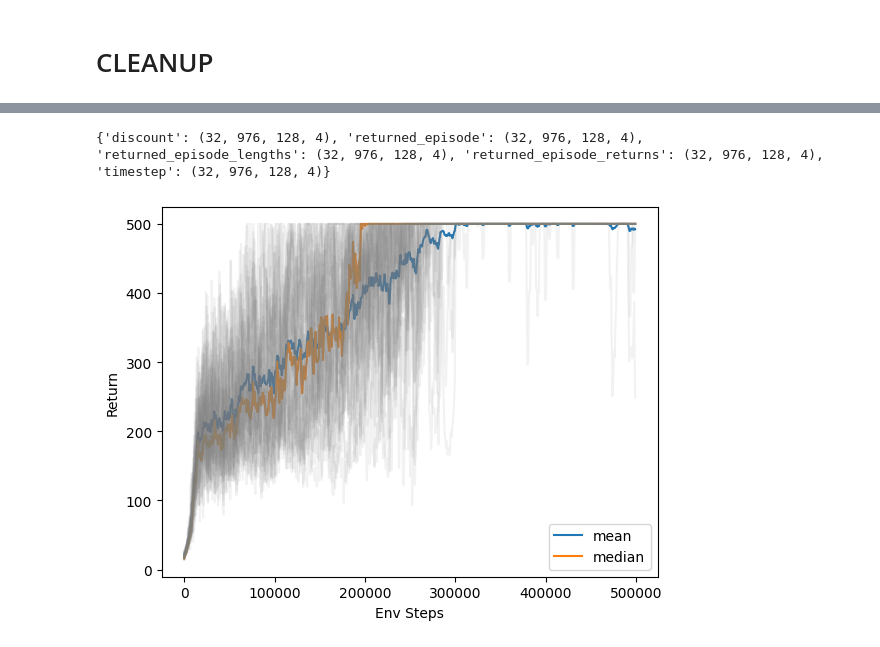
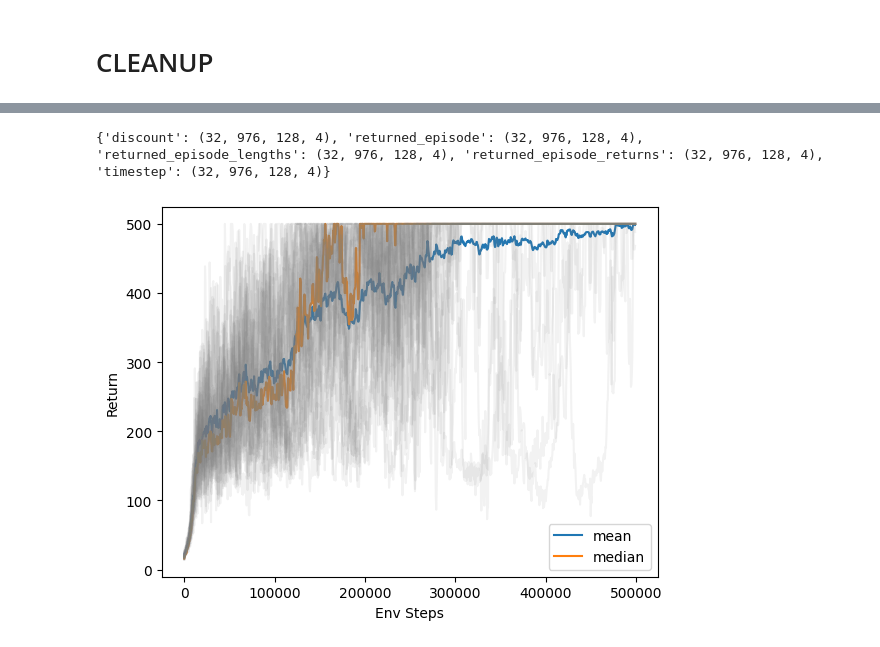
Before and after one commit to akarshkumar0101/synthetic-mdps, a Jupyter notebook: jax/temp.ipynb, the cells around one changed output, grey strips where cells are left out. Cells and saved outputs as stored; diff of their text form; code cells hidden in the pictures.

Commit message:
flax is stupid: setup and compact don't produce same results

```diff
--- a/jax/temp.ipynb
+++ b/jax/temp.ipynb
@@ -924,38 +1256,38 @@ class ActorCritic(nn.Module):
     action_dim: Sequence[int]
     activation: str = "tanh"
 
-    @nn.compact
-    def __call__(self, x):
-        if self.activation == "relu":
-            activation = nn.relu
-        else:
-            activation = nn.tanh
-        actor_mean = nn.Dense(
-            64, kernel_init=orthogonal(np.sqrt(2)), bias_init=constant(0.0)
-        )(x)
-        actor_mean = activation(actor_mean)
-        actor_mean = nn.Dense(
-            64, kernel_init=orthogonal(np.sqrt(2)), bias_init=constant(0.0)
-        )(actor_mean)
-        actor_mean = activation(actor_mean)
-        actor_mean = nn.Dense(
-            self.action_dim, kernel_init=orthogonal(0.01), bias_init=constant(0.0)
-        )(actor_mean)
-        pi = distrax.Categorical(logits=actor_mean)
+    def setup(self):
+        activation = nn.tanh if self.activation == "tanh" else nn.relu
+        self.seq_pi = nn.Sequential([
+            nn.Dense( 64, kernel_init=orthogonal(np.sqrt(2)), bias_init=constant(0.0) ),
+            activation,
+            nn.Dense( 64, kernel_init=orthogonal(np.sqrt(2)), bias_init=constant(0.0) ),
+            activation,
+            nn.Dense( self.action_dim, kernel_init=orthogonal(0.01), bias_init=constant(0.0) )
+        ])
+        self.seq_critic = nn.Sequential([
+            nn.Dense( 64, kernel_init=orthogonal(np.sqrt(2)), bias_init=constant(0.0) ),
+            activation,
+            nn.Dense( 64, kernel_init=orthogonal(np.sqrt(2)), bias_init=constant(0.0) ),
+            activation,
+            nn.Dense(1, kernel_init=orthogonal(1.0), bias_init=constant(0.0)),
+        ])
 
-        critic = nn.Dense(
-            64, kernel_init=orthogonal(np.sqrt(2)), bias_init=constant(0.0)
-        )(x)
-        critic = activation(critic)
-        critic = nn.Dense(
-            64, kernel_init=orthogonal(np.sqrt(2)), bias_init=constant(0.0)
-        )(critic)
-        critic = activation(critic)
-        critic = nn.Dense(1, kernel_init=orthogonal(1.0), bias_init=constant(0.0))(
-            critic
-        )
+    def init_state(self, rng):
+        return None
 
-        return pi, jnp.squeeze(critic, axis=-1)
+    def forward_recurrent(self, state, obs, act_p, rew_p, time): # shape: (...)
+        logits = self.seq_pi(obs)
+        val = self.seq_critic(obs)
+        pi = distrax.Categorical(logits=logits)
+        return state, pi, val[..., 0]
+
+    def forward_parallel(self, obs, act_p, rew_p, time): # shape: (n_steps, ...)
+        logits = self.seq_pi(obs)
+        val = self.seq_critic(obs)
+        pi = distrax.Categorical(logits=logits)
+        return pi, val[..., 0]
+
 
 
 def make_train(config):
@@ -974,7 +1306,7 @@ def make_train(config):
         network = ActorCritic( env.action_space(env_params).n, activation=config["ACTIVATION"] )
         rng, _rng = jax.random.split(rng)
         init_x = jnp.zeros(env.observation_space(env_params).shape)
-        network_params = network.init(_rng, init_x)
+        network_params = network.init(_rng, None, init_x, None, None, None, method=network.forward_recurrent)
         if config["ANNEAL_LR"]:
             tx = optax.chain(
                 optax.clip_by_global_norm(config["MAX_GRAD_NORM"]),
@@ -1000,7 +1332,8 @@ def make_train(config):
 
                 # SELECT ACTION
                 rng, _rng = jax.random.split(rng)
-                pi, value = network.apply(train_state.params, last_obs)
+                _, pi, value = network.apply(train_state.params, None, last_obs, None, None, None,
+                                          method=network.forward_recurrent)
                 action = pi.sample(seed=_rng)
                 log_prob = pi.log_prob(action)
 
@@ -1017,20 +1350,20 @@ def make_train(config):
 
             # CALCULATE ADVANTAGE
             train_state, env_state, last_obs, rng = runner_state
-            _, last_val = network.apply(train_state.params, last_obs)
+            _, _, last_val = network.apply(train_state.params, None, last_obs, None, None, None,
+                                        method=network.forward_recurrent)
 
             def _calculate_gae(traj_batch, last_val):
                 def _get_advantages(gae_and_next_value, transition):
                     gae, next_value = gae_and_next_value
-                    done, value, reward = ( transition.done, transition.value, transition.reward, )
+                    done, value, reward = transition["done"], transition["value"], transition["reward"]
                     delta = reward + config["GAMMA"] * next_value * (1 - done) - value
                     gae = ( delta + config["GAMMA"] * config["GAE_LAMBDA"] * (1 - done) * gae )
                     return (gae, value), gae
 
-                _, advantages = jax.lax.scan(
-                    _get_advantages, (jnp.zeros_like(last_val), last_val), traj_batch, reverse=True, unroll=16,
-                )
-                return advantages, advantages + traj_batch.value
+                _, advantages = jax.lax.scan( _get_advantages, (jnp.zeros_like(last_val), last_val),
+                    traj_batch, reverse=True, unroll=16, )
+                return advantages, advantages + traj_batch['value']
 
             advantages, targets = _calculate_gae(traj_batch, last_val)
 
@@ -1048,17 +1381,18 @@ def make_train(config):
 
                 def _loss_fn(params, traj_batch, gae, targets):
                     # RERUN NETWORK
-                    pi, value = network.apply(params, traj_batch.obs)
-                    log_prob = pi.log_prob(traj_batch.action)
+                    pi, value = network.apply(params, traj_batch['obs'], None, None, None,
+                                              method=network.forward_parallel)
+                    log_prob = pi.log_prob(traj_batch['action'])
 
                     # CALCULATE VALUE LOSS
-                    value_pred_clipped = traj_batch.value + ( value - traj_batch.value ).clip(-config["CLIP_EPS"], config["CLIP_EPS"])
+                    value_pred_clipped = traj_batch['value'] + ( value - traj_batch['value'] ).clip(-config["CLIP_EPS"], config["CLIP_EPS"])
                     value_losses = jnp.square(value - targets)
                     value_losses_clipped = jnp.square(value_pred_clipped - targets)
                     value_loss = ( 0.5 * jnp.maximum(value_losses, value_losses_clipped).mean() )
 
                     # CALCULATE ACTOR LOSS
-                    ratio = jnp.exp(log_prob - traj_batch.log_prob)
+                    ratio = jnp.exp(log_prob - traj_batch['log_prob'])
                     gae = (gae - gae.mean()) / (gae.std() + 1e-8)
                     loss_actor1 = ratio * gae
                     loss_actor2 = ( jnp.clip( ratio, 1.0 - config["CLIP_EPS"], 1.0 + config["CLIP_EPS"], ) * gae )
@@ -1080,7 +1414,7 @@ def make_train(config):
             update_state = (train_state, traj_batch, advantages, targets, rng)
             update_state, loss_info = jax.lax.scan( _update_batch, update_state, None, config["UPDATE_EPOCHS"]*config["NUM_MINIBATCHES"] )
             train_state = update_state[0]
-            metric = traj_batch.info
+            metric = traj_batch['info']
             rng = update_state[-1]
             if config.get("DEBUG"):
                 def callback(info):
@@ -1114,31 +1448,31 @@ if __name__ == "__main__":
         "GAMMA": 0.99,
         "GAE_LAMBDA": 0.95,
         "CLIP_EPS": 0.2,
         "ENT_COEF": 0.01,
         "VF_COEF": 0.5,
         "MAX_GRAD_NORM": 0.5,
         "ACTIVATION": "tanh",
         "ENV_NAME": "CartPole-v1",
         "ANNEAL_LR": False,
         "DEBUG": False,
     }
     rng = jax.random.PRNGKey(30)
     train_fn = jax.jit(jax.vmap(make_train(config)))
     rng, *_rng = jax.random.split(rng, 1+32)
     out = train_fn(jnp.stack(_rng))
     metrics = out["metrics"]
     print(jax.tree_map(lambda x: x.shape, metrics))
     rets = metrics["returned_episode_returns"]  # n_seed, n_iters, n_steps, n_envs
     import matplotlib.pyplot as plt
     n_iters = rets.shape[1]
     steps = jnp.arange(n_iters) * config["NUM_STEPS"] * config["NUM_ENVS"]
     plt.plot(steps, jnp.mean(rets, axis=(0, 2, 3)), label='mean')
     plt.plot(steps, jnp.median(rets, axis=(0, 2, 3)), label='median')
     plt.plot(steps, jnp.mean(rets, axis=(2, 3)).T, c='gray', alpha=0.1)
     plt.legend()
     plt.ylabel('Return')
     plt.xlabel('Env Steps')
     plt.show()
 # %% [output]
 {'discount': (32, 976, 128, 4), 'returned_episode': (32, 976, 128, 4), 'returned_episode_lengths': (32, 976, 128, 4), 'returned_episode_returns': (32, 976, 128, 4), 'timestep': (32, 976, 128, 4)}
-[figure, old version]
+[figure, new version]
```
Also changed, not shown: parts of 7 cells of this notebook.
